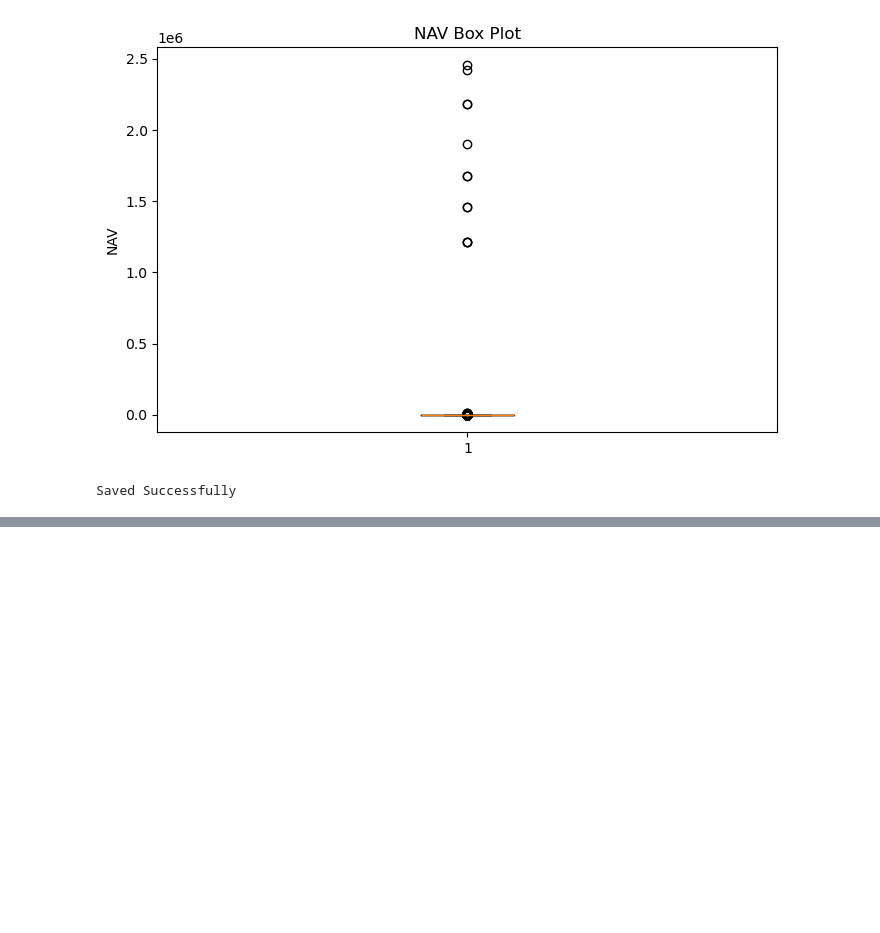
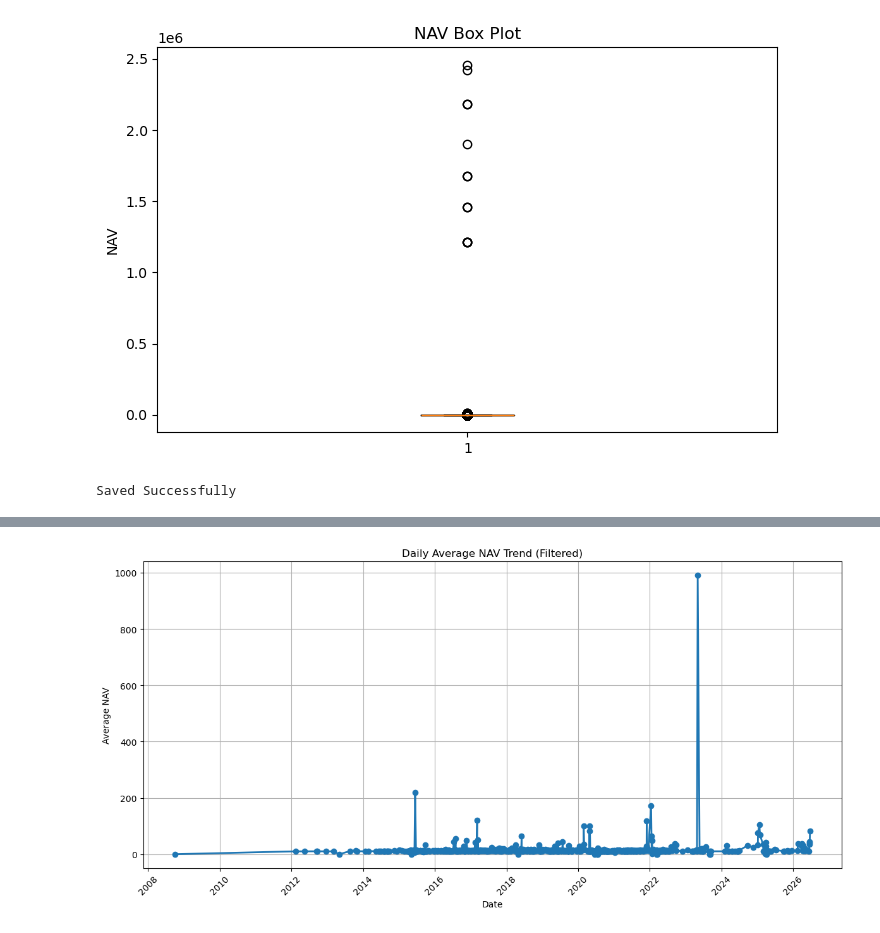
Before and after one commit to bagdepurushottam50-bit/Mutual_Fund_Analytics, a Jupyter notebook: notebooks/EDA_Analysis.ipynb, the cells around one changed output, grey strips where cells are left out. Cells and saved outputs as stored; diff of their text form; code cells hidden in the pictures; blank space fills up the shorter version.

```diff
--- a/notebooks/EDA_Analysis.ipynb
+++ b/notebooks/EDA_Analysis.ipynb
@@ -218,0 +274,22 @@ SyntaxError: invalid syntax (533948285.py, line 1)
+# %%
+# Remove very high NAV values (Outliers)
+
+filtered_df = df[df["NAV"] < 1000]
+
+daily_nav = filtered_df.groupby("Date")["NAV"].mean()
+
+plt.figure(figsize=(12,6))
+plt.plot(daily_nav.index, daily_nav.values,
+         marker="o", linewidth=2)
+
+plt.title("Daily Average NAV Trend (Filtered)")
+plt.xlabel("Date")
+plt.ylabel("Average NAV")
+plt.grid(True)
+
+plt.xticks(rotation=45)
+plt.tight_layout()
+
+plt.show()
+# %% [output]
+[figure, added]
```
Also changed, not shown: parts of 6 cells of this notebook, 2 other files.
